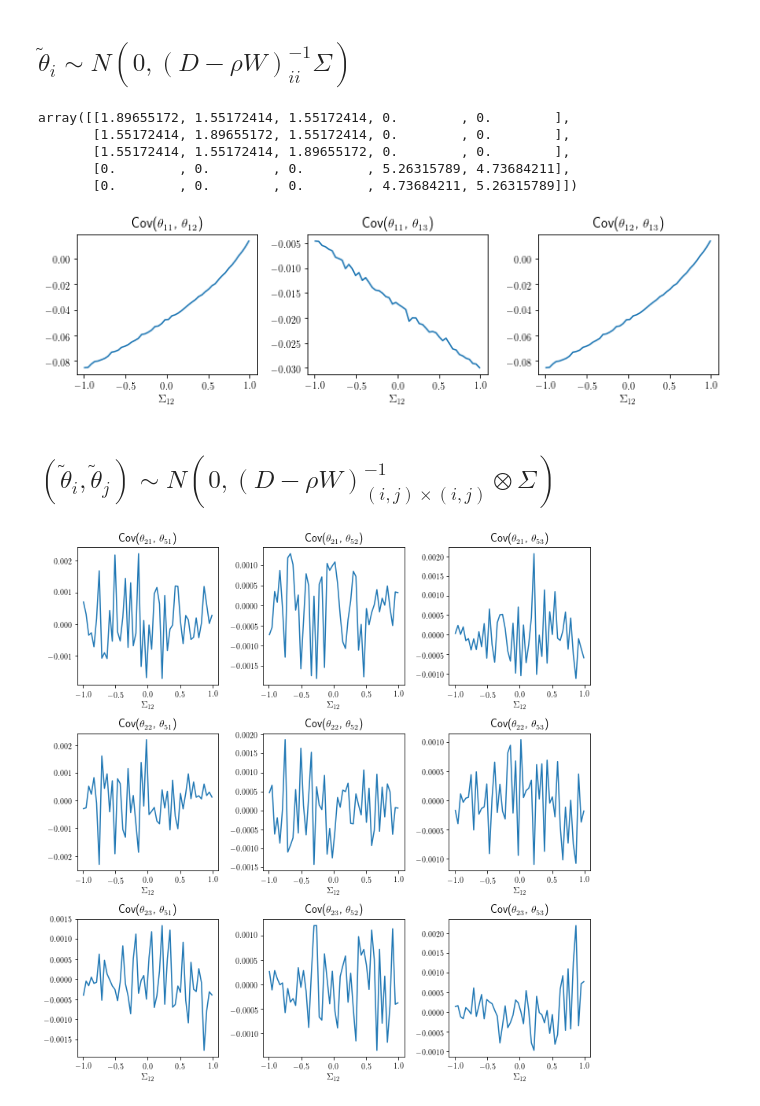
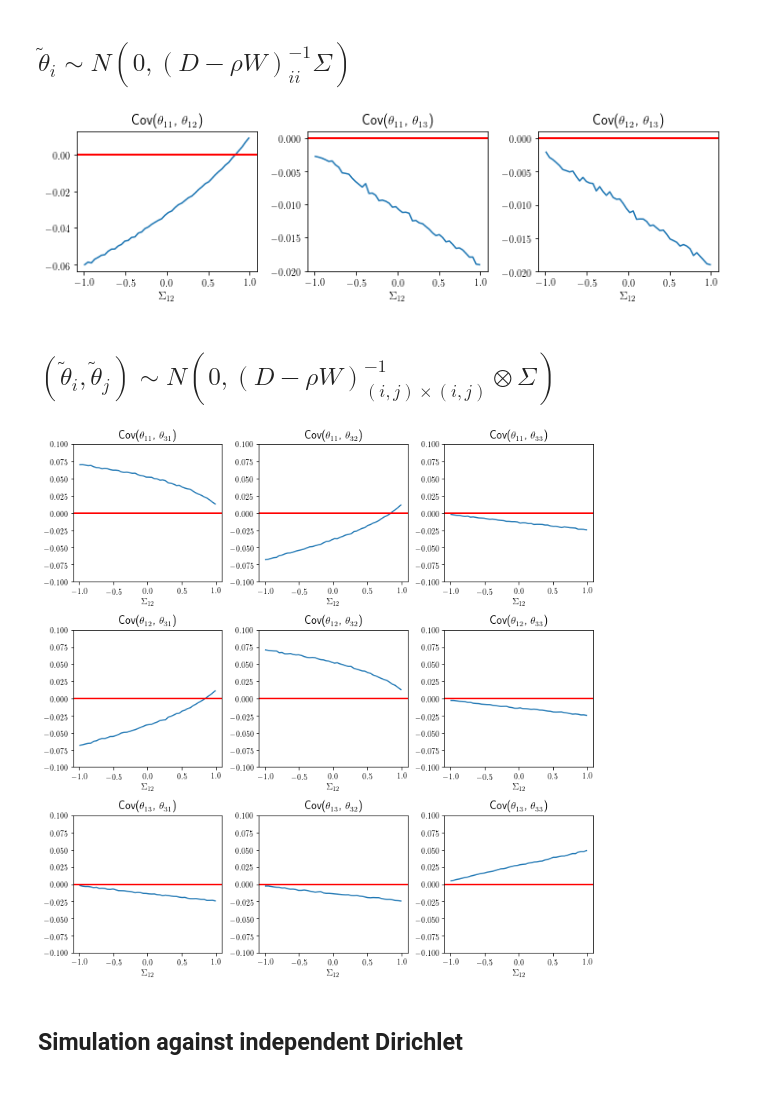
Before and after one commit to mberaha/spatial_mixtures, a Jupyter notebook: notebooks/Logitnormal MC simulations.ipynb, the cells around one changed output. Drawn from its saved outputs; the diff is of its cells as text; code cells hidden in the pictures.

Commit message:
new simulations

```diff
--- a/notebooks/Logitnormal MC simulations.ipynb
+++ b/notebooks/Logitnormal MC simulations.ipynb
@@ -36,6 +37,11 @@ def simulate_one_marginal(A, Sigma, i, nsamples):
     dim = Sigma.shape[0]
     draws = np.random.multivariate_normal(mean=np.zeros(dim), cov=A[i, i] * Sigma, size=nsamples)
     return np.apply_along_axis(inv_alr, 1, draws)
+# %%
+def simulate_indep(Sigma, nsamples):
+    dim = Sigma.shape[0]
+    draws = np.random.multivariate_normal(mean=np.zeros(dim), cov=Sigma, size=nsamples)
+    return np.apply_along_axis(inv_alr, 1, draws)
 # %%
 rho = 0.9
 A = np.linalg.inv(D - rho * W)
@@ -44,14 +50,6 @@ corr = -0.9
 var = 1
 Sigma = np.array([[var, corr], [corr, var]])
 draws = simulate_one_marginal(A, Sigma, 1, 10000)
-# %%
-A
-# %% [output]
-array([[1.89655172, 1.55172414, 1.55172414, 0.        , 0.        ],
-       [1.55172414, 1.89655172, 1.55172414, 0.        , 0.        ],
-       [1.55172414, 1.55172414, 1.89655172, 0.        , 0.        ],
-       [0.        , 0.        , 0.        , 5.26315789, 4.73684211],
-       [0.        , 0.        , 0.        , 4.73684211, 5.26315789]])
 # %%
 i = 1
 var = 1
@@ -62,10 +60,11 @@ corrs = np.linspace(-0.99, 0.99, 50)
 
 for corr in corrs:
     Sigma = np.array([[var, corr], [corr, var]])
-    draws = simulate_one_marginal(A, Sigma, i, 10000)
+    #draws = simulate_one_marginal(A, Sigma, i, 10000)
+    draws = simulate_indep(Sigma, 10000)
     covs01.append(sample_cov(draws[:, 0], draws[:, 1]))
     covs02.append(sample_cov(draws[:, 0], draws[:, 2]))
-    covs12.append(sample_cov(draws[:, 0], draws[:, 1]))
+    covs12.append(sample_cov(draws[:, 1], draws[:, 2]))
 # %%
 fig, axes = plt.subplots(1, 3, figsize=(10, 3))
 axes[0].plot(corrs, covs01)
@@ -80,10 +79,13 @@ axes[2].plot(corrs, covs12)
 axes[2].set_title(r"Cov($\theta_{{{%i}}2}$, $\theta_{{{%i}}3}$)" % (i, i), fontsize=TITLE_FONT_SIZE)
 axes[2].set_xlabel(r"$\Sigma_{12}$", fontsize=AXIS_FONT_SIZE)
 
+for i in range(3):
+    axes[i].axhline(0, color="red", lw=2)
 plt.tight_layout()
+#plt.savefig("../images/cov_theta1.pdf")
 plt.show()
 # %% [output]
-[figure, old version]
+[figure, new version]
 # %% [markdown]
 ## $(\tilde \theta_i, \tilde \theta_j)  \sim N(0, (D - \rho W)^{-1}_{(i,j) \times (i, j)}  \otimes \Sigma)$
 # %%
@@ -101,30 +103,34 @@ def simulate_joint_marginal(A, Sigma, i, j, nsamples):
 corr = -0.5
 Sigma = np.array([[var, corr], [corr, var]])
 # %%
-i = 1
-j = 4
+i = 0
+j = 2
 
 corrs = np.linspace(-0.99, 0.99, 50)
 covs = defaultdict(list)
 for corr in corrs:
     Sigma = np.array([[var, corr], [corr, var]])
     thetas = simulate_joint_marginal(A, Sigma, i, j, 10000)
-
     for l in range(3):
         for m in range(3):
             covs[(l, m)].append(sample_cov(thetas[0][:, l], thetas[1][:, m]))
 # %%
 fig, axes = plt.subplots(3, 3, figsize=(10, 10))
 
 for l in range(3):
     for m in range(3):
         axes[l][m].plot(corrs, covs[(l, m)])
         axes[l][m].set_title(r"Cov($\theta_{{{%i}} {{%i}}}$, $\theta_{{{%i}} {{%i}}}$)" % (i+1, l+1, j+1, m+1),
                           fontsize=TITLE_FONT_SIZE)
         axes[l][m].set_xlabel(r"$\Sigma_{12}$", fontsize=AXIS_FONT_SIZE)
+        axes[l][m].set_ylim(-0.1, 0.1)
+        axes[l][m].axhline(0, color="red", lw=2)
 
 
 plt.tight_layout()
+plt.savefig("../images/cov_theta1_theta3.pdf")
 plt.show()
 # %% [output]
-[figure, old version]
+[figure, new version]
+# %% [markdown]
+## Simulation against independent Dirichlet
```
Also changed, not shown: parts of 16 cells of this notebook.
